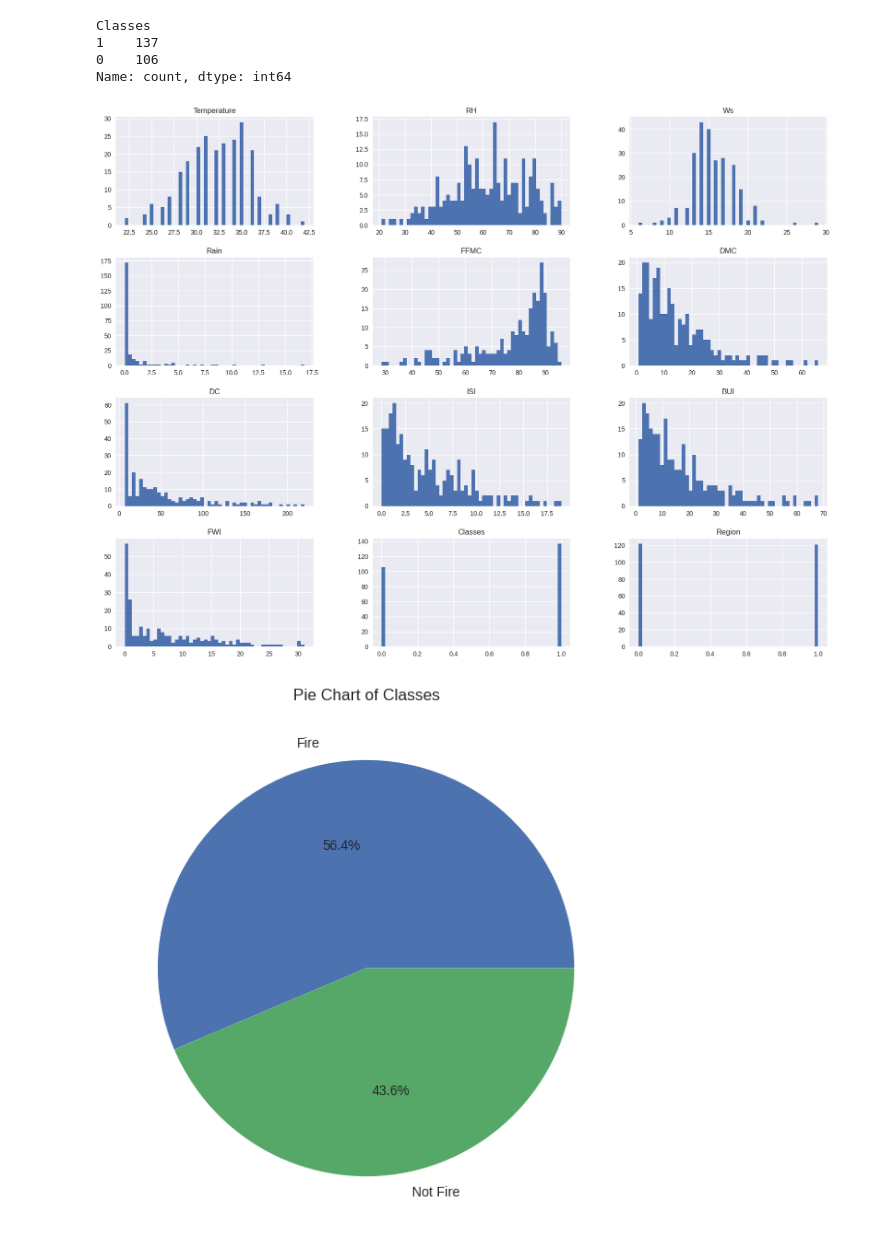
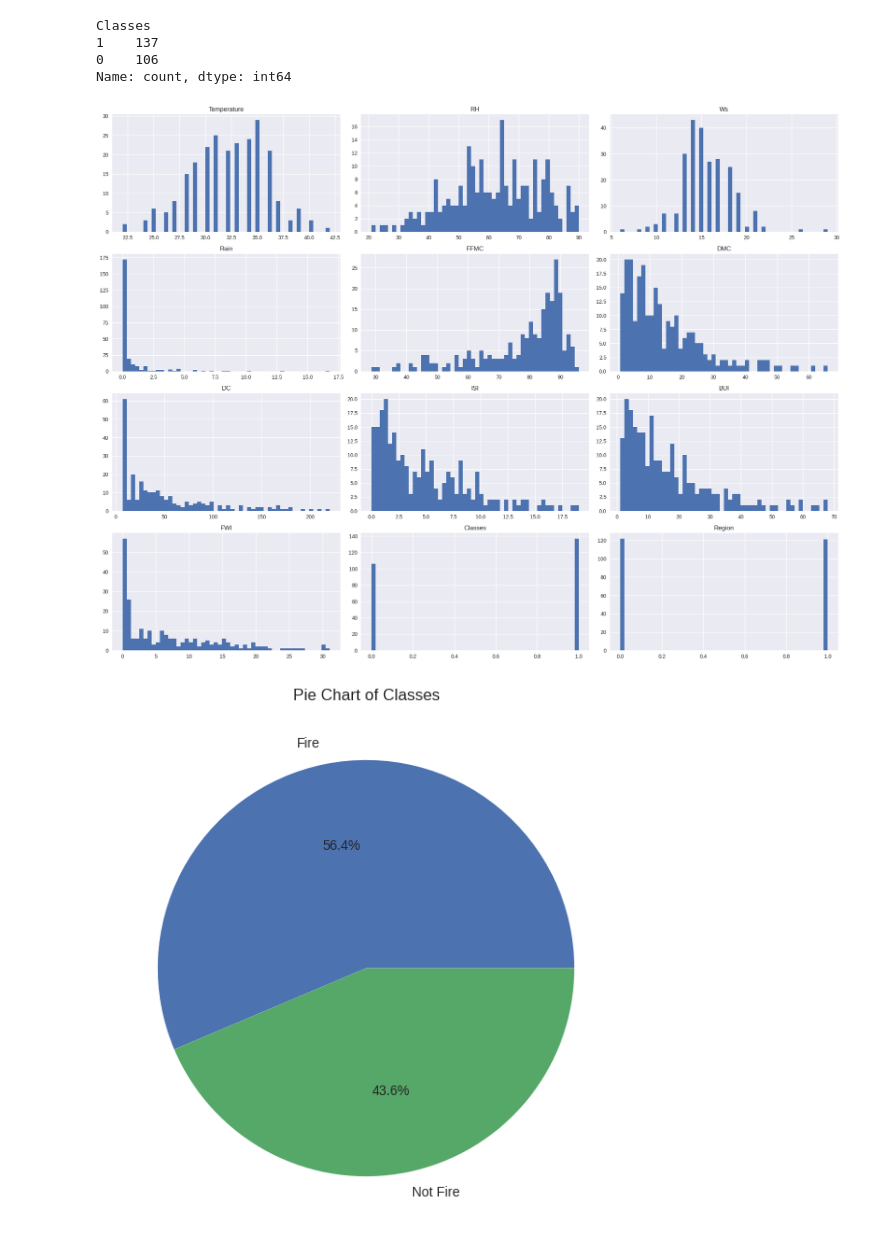
Before and after one commit to HarshStats/End-2-End-ML-Project-Forest-Fire-Prediction-Deployed-on-AWS, a Jupyter notebook: notebooks/EDA and FE of Dataset.ipynb, the cells around one changed output. Drawn from its saved outputs; the diff is of its cells as text; code cells hidden in the pictures.

```diff
--- a/notebooks/EDA and FE of Dataset.ipynb
+++ b/notebooks/EDA and FE of Dataset.ipynb
@@ -361,10 +361,12 @@ Name: count, dtype: int64
 # %%
 ## Plot density plot for all features
 plt.style.use('seaborn-v0_8')
-df_copy.hist(bins=50, figsize=(20, 15))
+ax = df_copy.hist(bins=50, figsize=(20, 15))
+plt.tight_layout()
+plt.savefig('feature_density_histograms.png')
 plt.show()
 # %% [output]
-[figure, old version]
+[figure, new version]
 # %%
 ## Percentage for Pie Chart
 percentage=df_copy['Classes'].value_counts(normalize=True)*100
```
Also changed, not shown: parts of 5 cells of this notebook, 8 other files.
